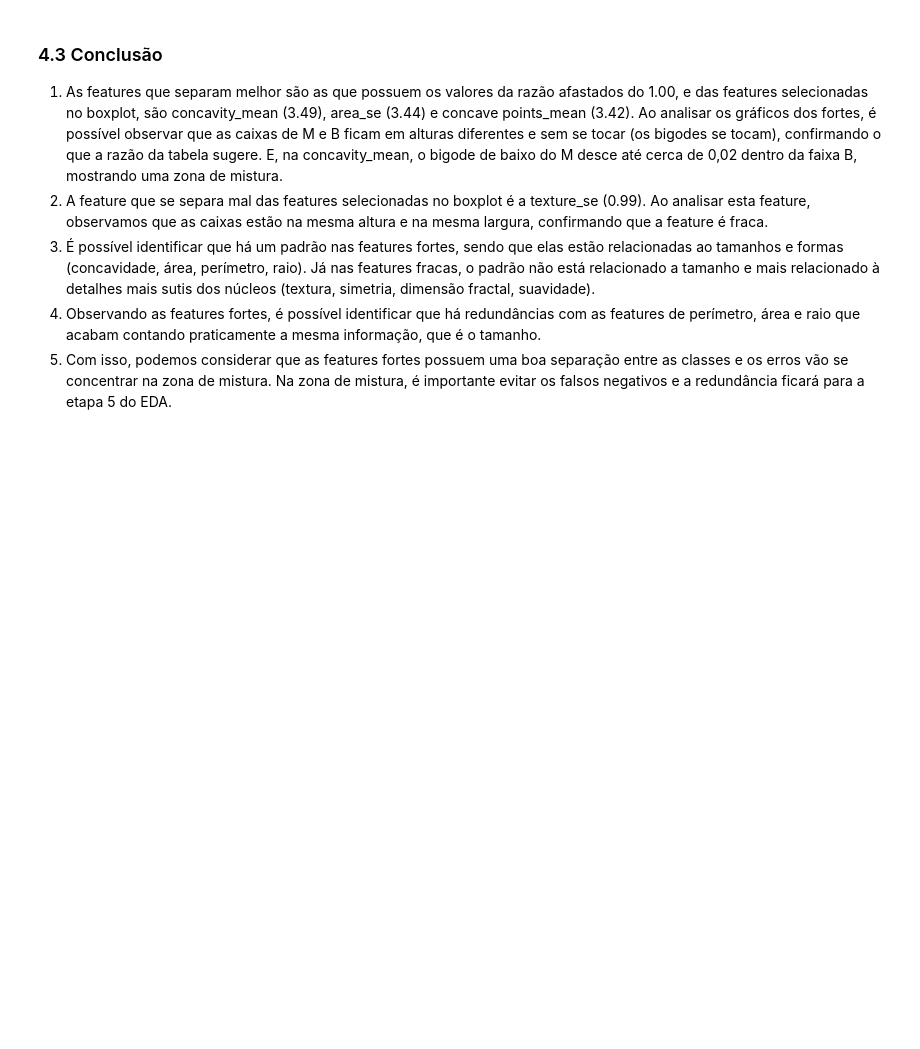
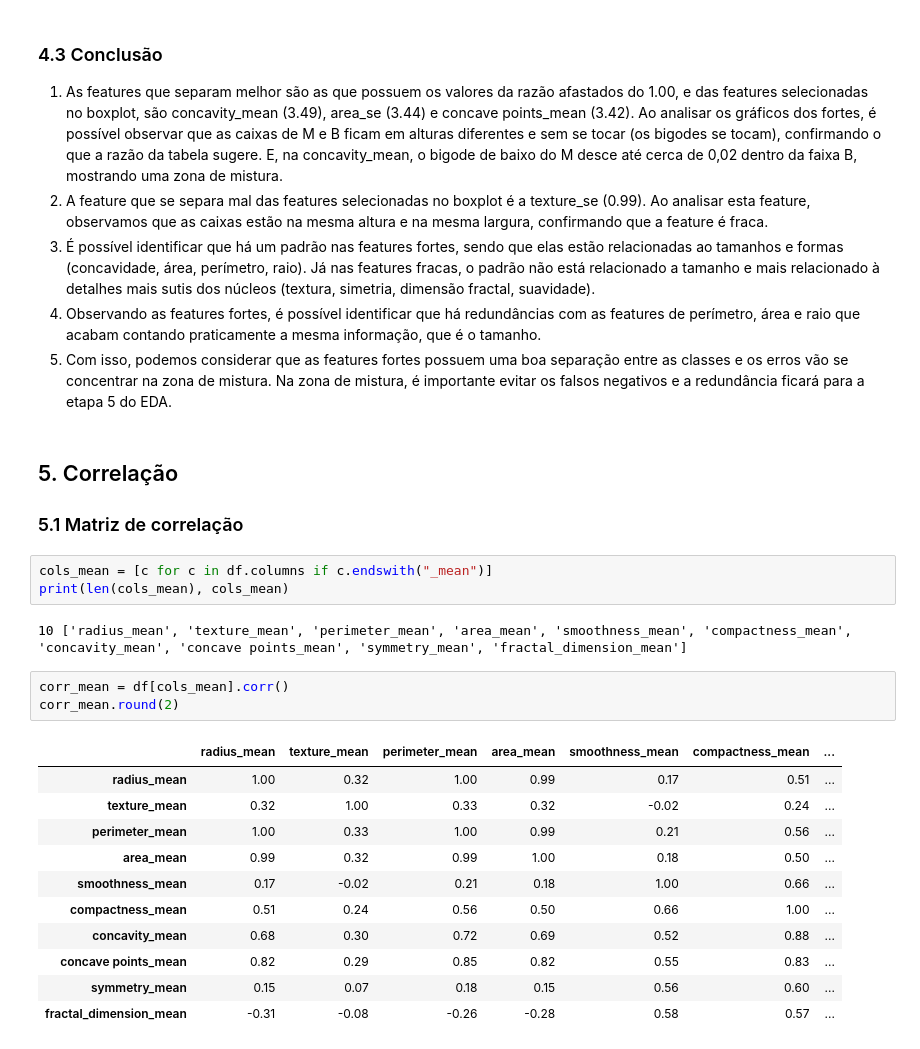
Before and after one commit to mathnags/tech-challenge, a Jupyter notebook: notebooks/01_eda.ipynb, the cells around one changed output. Drawn from its saved outputs; the diff is of its cells as text; blank space fills up the shorter version.

```diff
--- a/notebooks/01_eda.ipynb
+++ b/notebooks/01_eda.ipynb
@@ -266,3 +266,27 @@ plt.show()
 3. É possível identificar que há um padrão nas features fortes, sendo que elas estão relacionadas ao tamanhos e formas (concavidade, área, perímetro, raio). Já nas features fracas, o padrão não está relacionado a tamanho e mais relacionado à detalhes mais sutis dos núcleos (textura, simetria, dimensão fractal, suavidade).
 4. Observando as features fortes, é possível identificar que há redundâncias com as features de perímetro, área e raio que acabam contando praticamente a mesma informação, que é o tamanho.
 5. Com isso, podemos considerar que as features fortes possuem uma boa separação entre as classes e os erros vão se concentrar na zona de mistura. Na zona de mistura, é importante evitar os falsos negativos e a redundância ficará para a etapa 5 do EDA.
+# %% [markdown]
+## 5. Correlação
+
+### 5.1 Matriz de correlação
+# %%
+cols_mean = [c for c in df.columns if c.endswith("_mean")]
+print(len(cols_mean), cols_mean)
+# %% [output]
+10 ['radius_mean', 'texture_mean', 'perimeter_mean', 'area_mean', 'smoothness_mean', 'compactness_mean', 'concavity_mean', 'concave points_mean', 'symmetry_mean', 'fractal_dimension_mean']
+# %%
+corr_mean = df[cols_mean].corr()
+corr_mean.round(2)
+# %% [output]
+|  | radius_mean | texture_mean | perimeter_mean | area_mean | smoothness_mean | compactness_mean | ... |
+| radius_mean | 1.00 | 0.32 | 1.00 | 0.99 | 0.17 | 0.51 | ... |
+| texture_mean | 0.32 | 1.00 | 0.33 | 0.32 | -0.02 | 0.24 | ... |
+| perimeter_mean | 1.00 | 0.33 | 1.00 | 0.99 | 0.21 | 0.56 | ... |
+| area_mean | 0.99 | 0.32 | 0.99 | 1.00 | 0.18 | 0.50 | ... |
+| smoothness_mean | 0.17 | -0.02 | 0.21 | 0.18 | 1.00 | 0.66 | ... |
+| compactness_mean | 0.51 | 0.24 | 0.56 | 0.50 | 0.66 | 1.00 | ... |
+| concavity_mean | 0.68 | 0.30 | 0.72 | 0.69 | 0.52 | 0.88 | ... |
+| concave points_mean | 0.82 | 0.29 | 0.85 | 0.82 | 0.55 | 0.83 | ... |
+| symmetry_mean | 0.15 | 0.07 | 0.18 | 0.15 | 0.56 | 0.60 | ... |
+| fractal_dimension_mean | -0.31 | -0.08 | -0.26 | -0.28 | 0.58 | 0.57 | ... |
```
Also changed, not shown: parts of 6 cells of this notebook, 1 other file.
